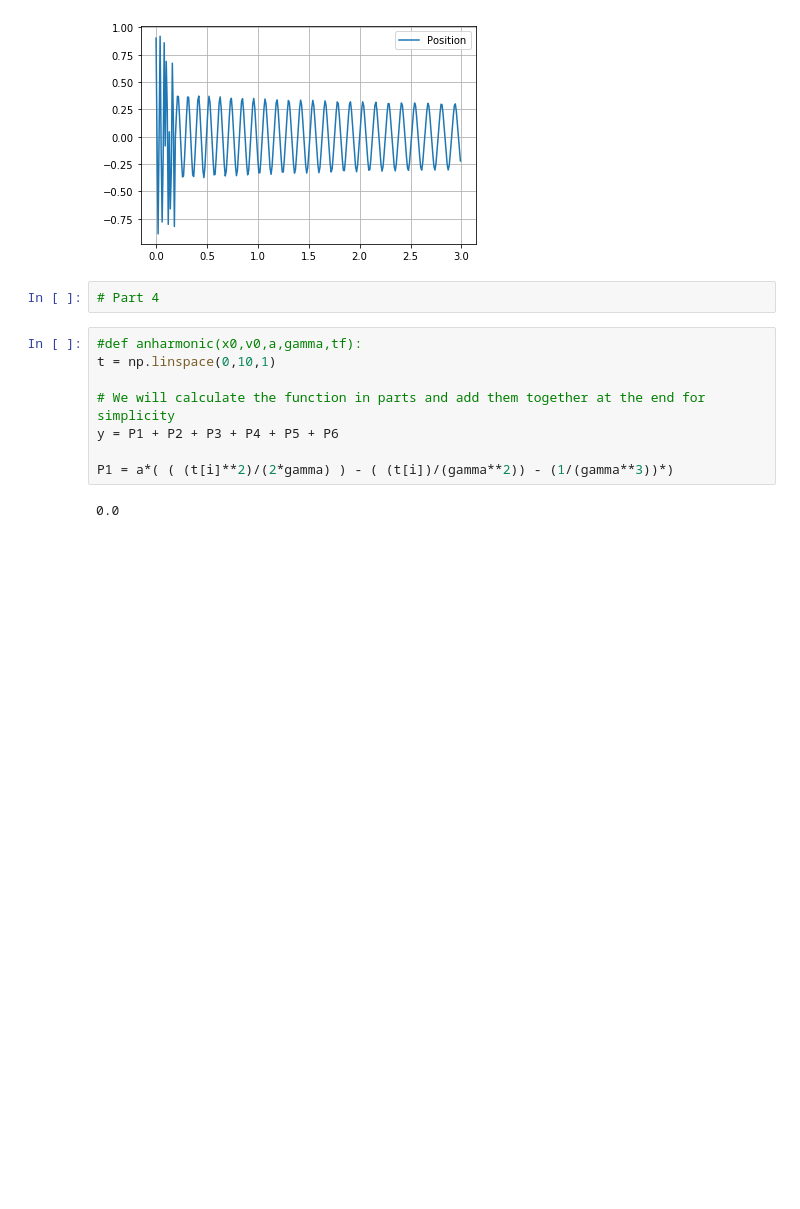
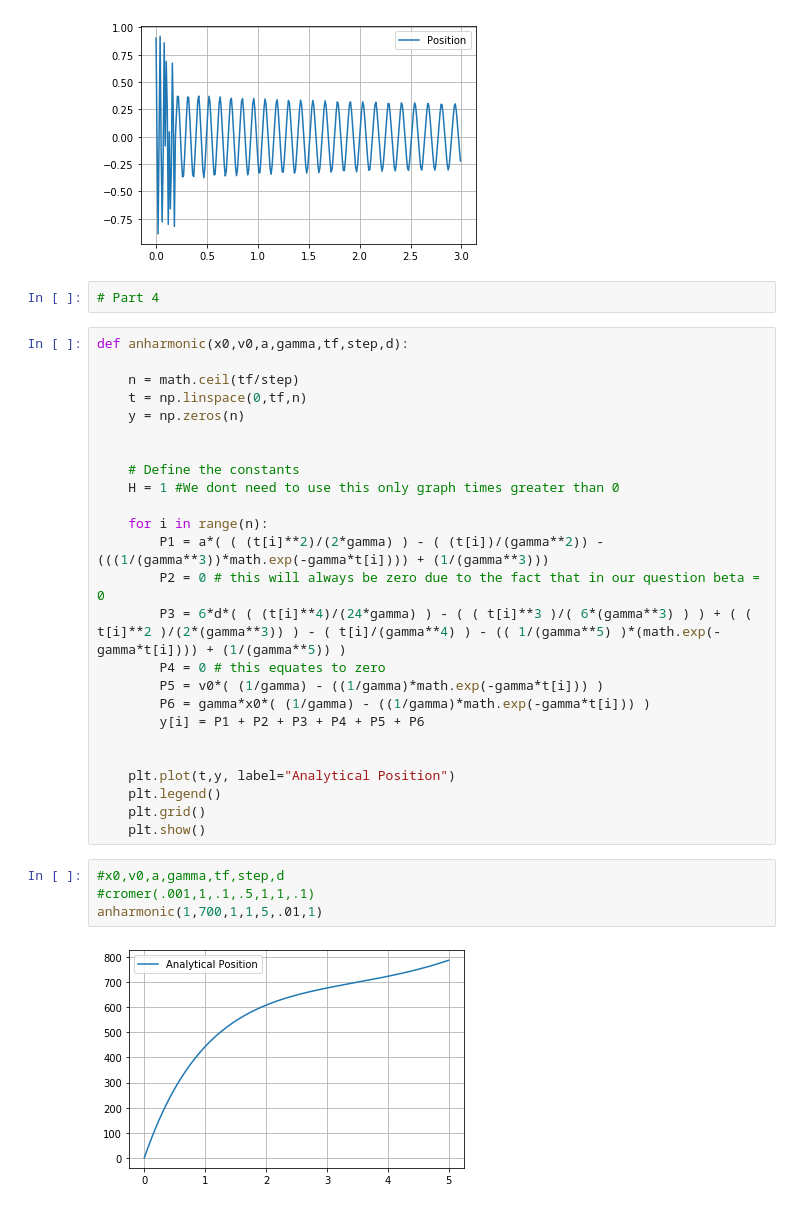
Before and after one commit to mdittman9000/PHY-321, a Jupyter notebook: Midterm Project 1 patch 2.ipynb, the cells around one changed output. Saved outputs shown, nothing was run; the diff lists cells and outputs as text; blank space fills up the shorter version.

Commit message:
Add files via upload
Contains part 4

```diff
--- a/Midterm Project 1 patch 2.ipynb
+++ b/Midterm Project 1 patch 2.ipynb
@@ -482,13 +482,34 @@ kuta(.01,3,.9,.9)
 [figure]
 # %%
 # Part 4
-# %%
-#def anharmonic(x0,v0,a,gamma,tf):
-t = np.linspace(0,10,1)
-
-# We will calculate the function in parts and add them together at the end for simplicity
-y = P1 + P2 + P3 + P4 + P5 + P6
-
-P1 = a*( ( (t[i]**2)/(2*gamma) ) - ( (t[i])/(gamma**2)) - (1/(gamma**3))*)
-# %% [output]
-0.0
+# %%
+def anharmonic(x0,v0,a,gamma,tf,step,d):
+
+    n = math.ceil(tf/step)
+    t = np.linspace(0,tf,n)
+    y = np.zeros(n)
+
+
+    # Define the constants
+    H = 1 #We dont need to use this only graph times greater than 0
+
+    for i in range(n):
+        P1 = a*( ( (t[i]**2)/(2*gamma) ) - ( (t[i])/(gamma**2)) - (((1/(gamma**3))*math.exp(-gamma*t[i]))) + (1/(gamma**3)))
+        P2 = 0 # this will always be zero due to the fact that in our question beta = 0
+        P3 = 6*d*( ( (t[i]**4)/(24*gamma) ) - ( ( t[i]**3 )/( 6*(gamma**3) ) ) + ( ( t[i]**2 )/(2*(gamma**3)) ) - ( t[i]/(gamma**4) ) - (( 1/(gamma**5) )*(math.exp(-gamma*t[i]))) + (1/(gamma**5)) )
+        P4 = 0 # this equates to zero
+        P5 = v0*( (1/gamma) - ((1/gamma)*math.exp(-gamma*t[i])) )
+        P6 = gamma*x0*( (1/gamma) - ((1/gamma)*math.exp(-gamma*t[i])) )
+        y[i] = P1 + P2 + P3 + P4 + P5 + P6
+
+
+    plt.plot(t,y, label="Analytical Position")
+    plt.legend()
+    plt.grid()
+    plt.show()
+# %%
+#x0,v0,a,gamma,tf,step,d
+#cromer(.001,1,.1,.5,1,1,.1)
+anharmonic(1,700,1,1,5,.01,1)
+# %% [output]
+[figure, added]
```
Also changed, not shown: parts of 5 cells of this notebook.
